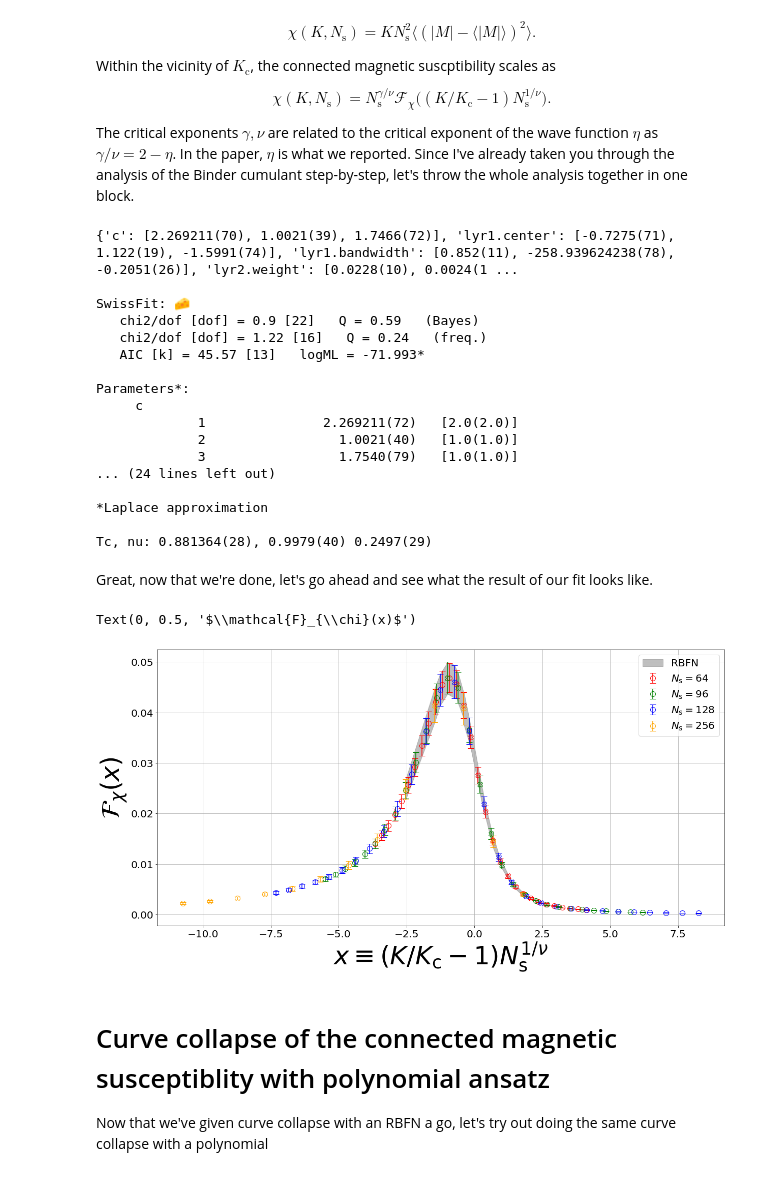
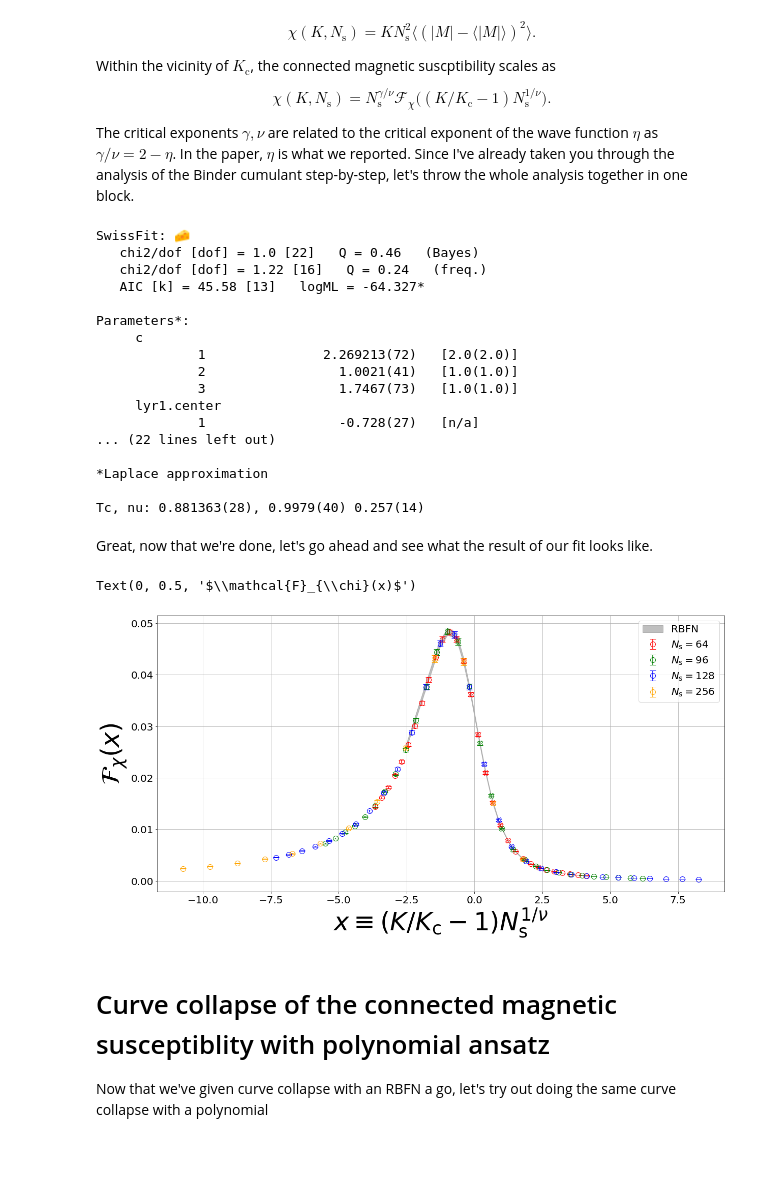
Before and after one commit to ctpeterson/SwissFit, a Jupyter notebook: examples/potts2_example.ipynb, the cells around one changed output. Saved outputs shown, nothing was run; the diff lists cells and outputs as text; code cells hidden in the pictures.

```diff
--- a/examples/potts2_example.ipynb
+++ b/examples/potts2_example.ipynb
@@ -286,7 +286,7 @@ neural_network = radial_basis.RadialBasisNeuralNetwork(network_topology)
 def fit_fcn(b, l, p):
     return np.ravel(
         neural_network.out((b * p['c'][0] - 1.) * l**p['c'][1], p)
-    ) * l**(p['c'][-1] / p['c'][1]) # gamma / nu
+    ) * l**(p['c'][-1] * p['c'][1]) # gamma / nu
 
 """ Define a function that grabs the priors """
 def get_priors(lmbda):
@@ -334,8 +334,6 @@ def create_swissfit_object(lmbda):
 # Initialize fit parameters (functions in Python can have attributes)
 create_swissfit_object.p0 = gv.mean(starting_parameters) # Parameters of first fit in empirical Bayes
 
-print(starting_parameters)
-
 """ Define function to do fit and grab marginal likelihood """
 def do_fit(lmbda, alpha = 1e-5, T = 1., niter_success = 100, niter = 100000, return_fit = False):
     """ Set fitter and trust region reflective local optimizer up """
@@ -373,7 +371,7 @@ def do_fit(lmbda, alpha = 1e-5, T = 1., niter_success = 100, niter = 100000, ret
 # Set up empirical Bayes
 emp_bayes_fit = single_parameter_surrogate.SingleParameterSurrogate(
     fcn = do_fit, # Our "do_fit" function that does the fit & calculates the marginal likelihood
-    lb = 1.5, ub = 2.5, # Lower & upper bound on lambda
+    lb = 0.01, ub = 0.05, # Lower & upper bound on lambda
     n_points = 20, # Number of fits to perform
     spline_algorithm = 'cspline', # Use a smooth spline
 )
@@ -391,23 +389,23 @@ print(fit_result)
 fit_parameters = fit_result.p
 print('Tc, nu:', str(2. / fit_parameters['c'][0]) + ',', 1. / fit_parameters['c'][1], 2. - fit_parameters['c'][-1] /  fit_parameters['c'][1])
 # %% [output]
-{'c': [2.269211(70), 1.0021(39), 1.7466(72)], 'lyr1.center': [-0.7275(71), 1.122(19), -1.5991(74)], 'lyr1.bandwidth': [0.852(11), -258.939624238(78), -0.2051(26)], 'lyr2.weight': [0.0228(10), 0.0024(1 ...
-
 SwissFit: 🧀
-   chi2/dof [dof] = 0.9 [22]   Q = 0.59   (Bayes)
+   chi2/dof [dof] = 1.0 [22]   Q = 0.46   (Bayes)
    chi2/dof [dof] = 1.22 [16]   Q = 0.24   (freq.)
-   AIC [k] = 45.57 [13]   logML = -71.993*
+   AIC [k] = 45.58 [13]   logML = -64.327*
 
 Parameters*:
      c
-             1               2.269211(72)   [2.0(2.0)]
-             2                 1.0021(40)   [1.0(1.0)]
-             3                 1.7540(79)   [1.0(1.0)]
-... (24 lines left out)
+             1               2.269213(72)   [2.0(2.0)]
+             2                 1.0021(41)   [1.0(1.0)]
+             3                 1.7467(73)   [1.0(1.0)]
+     lyr1.center
+             1                 -0.728(27)   [n/a]
+... (22 lines left out)
 
 *Laplace approximation
 
-Tc, nu: 0.881364(28), 0.9979(40) 0.2497(29)
+Tc, nu: 0.881363(28), 0.9979(40) 0.257(14)
 # %% [markdown]
 Great, now that we're done, let's go ahead and see what the result of our fit looks like.
 # %%
@@ -448,35 +446,38 @@ for data_in_fit, marker in zip([False, True], ['o', 'X']):
         xr = rescale_x(b, l)
 
         # Rescaled y
+        yrs = y / l**(fit_parameters['c'][1] * fit_parameters['c'][-1])
+        #if data_in_fit: print(b, l, fit_parameters['c'][1],  fit_parameters['c'][-1], fit_parameters['c'][1] * fit_parameters['c'][-1])
         y /= l**(fit_parameters['c'][1] * fit_parameters['c'][-1])
+
         # Arguments for errorbar
         errorbar_args = {
             'fmt': marker, 'capsize': 6.,
             'color': colors[str(int(l))],
             'markerfacecolor': 'none',
             'markeredgecolor': colors[str(int(l))],
             'markersize': 10.
         }
 
         # Check if we should add a label
         if l not in vol_labels:
             errorbar_args['label'] = '$N_{\\mathrm{s}}=' + str(int(l)) + '$'
             vol_labels.append(l)
 
         # Plot as errorbar
         plt.errorbar(
             xr, gv.mean(y), gv.sdev(y), **errorbar_args
         )
 
 plt.grid('on')
 plt.legend(fontsize = 20.)
 plt.gca().xaxis.set_tick_params(labelsize = 20.)
 plt.gca().yaxis.set_tick_params(labelsize = 20.)
 plt.xlabel('$x \\equiv (K/K_{\\mathrm{c}}-1)N_{\\mathrm{s}}^{1/\\nu}$', fontsize = 50.)
 plt.ylabel('$\\mathcal{F}_{\chi}(x)$', fontsize = 50.)
 # %% [output]
 Text(0, 0.5, '$\\mathcal{F}_{\\chi}(x)$')
-[figure, old version]
+[figure, new version]
 # %% [markdown]
 # Curve collapse of the connected magnetic susceptiblity with polynomial ansatz
 
```
Also changed, not shown: parts of 2 cells of this notebook.
